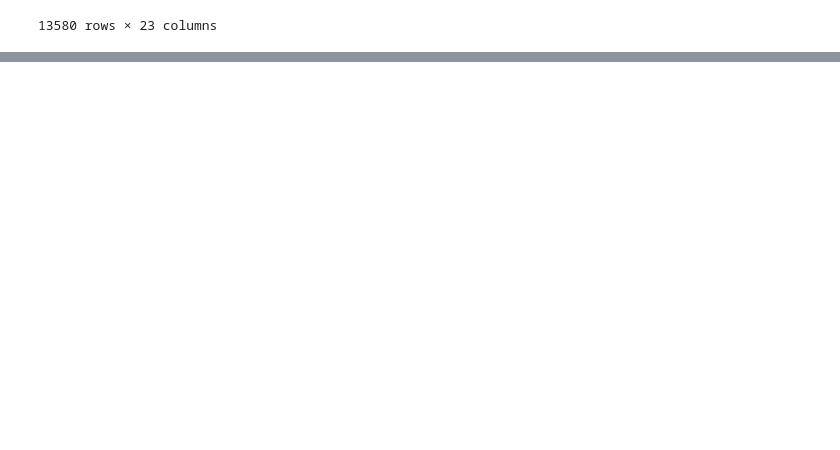
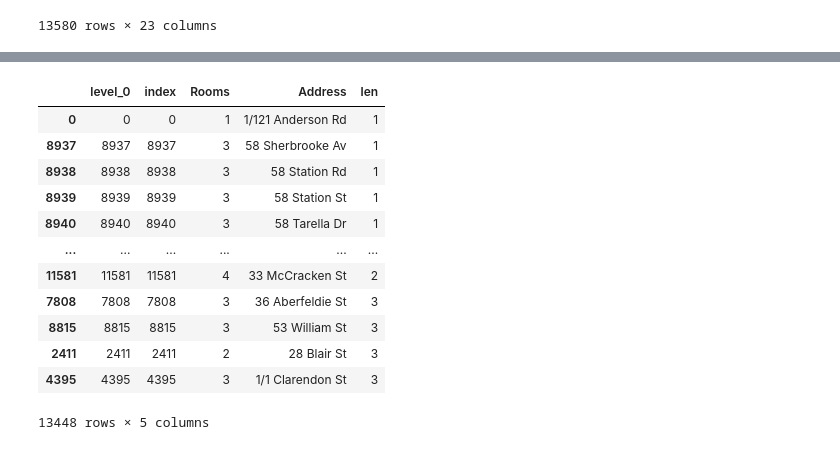
Before and after one commit to enzonjagi/machineLearning_notebooks, a Jupyter notebook: pandastut.ipynb, the cells around one changed output, grey strips where cells are left out. Saved outputs shown, nothing was run; the diff lists cells and outputs as text; code cells hidden in the pictures; blank space fills up the shorter version.

Commit message:
Grouping and sorting

```diff
--- a/pandastut.ipynb
+++ b/pandastut.ipynb
@@ -375,0 +475,4 @@ melbourne_home_data.apply(remean_prices, axis='columns')
+# %%
+# Multi-indexes: has multiple index levels
+houses_reviewed = melbourne_home_data.groupby(['Rooms', 'Address']).Price.agg([len])
+houses_reviewed
@@ -375,0 +516,18 @@ melbourne_home_data.apply(remean_prices, axis='columns')
+# %%
+# sorting values by len
+houses_reviewed = houses_reviewed.reset_index()
+houses_reviewed.sort_values(by='len')
+# %% [output]
+|  | level_0 | index | Rooms | Address | len |
+| 0 | 0 | 0 | 1 | 1/121 Anderson Rd | 1 |
+| 8937 | 8937 | 8937 | 3 | 58 Sherbrooke Av | 1 |
+| 8938 | 8938 | 8938 | 3 | 58 Station Rd | 1 |
+| 8939 | 8939 | 8939 | 3 | 58 Station St | 1 |
+| 8940 | 8940 | 8940 | 3 | 58 Tarella Dr | 1 |
+| ... | ... | ... | ... | ... | ... |
+| 11581 | 11581 | 11581 | 4 | 33 McCracken St | 2 |
+| 7808 | 7808 | 7808 | 3 | 36 Aberfeldie St | 3 |
+| 8815 | 8815 | 8815 | 3 | 53 William St | 3 |
+| 2411 | 2411 | 2411 | 2 | 28 Blair St | 3 |
+| 4395 | 4395 | 4395 | 3 | 1/1 Clarendon St | 3 |
+13448 rows × 5 columns
```
Also changed, not shown: parts of 11 cells of this notebook.
